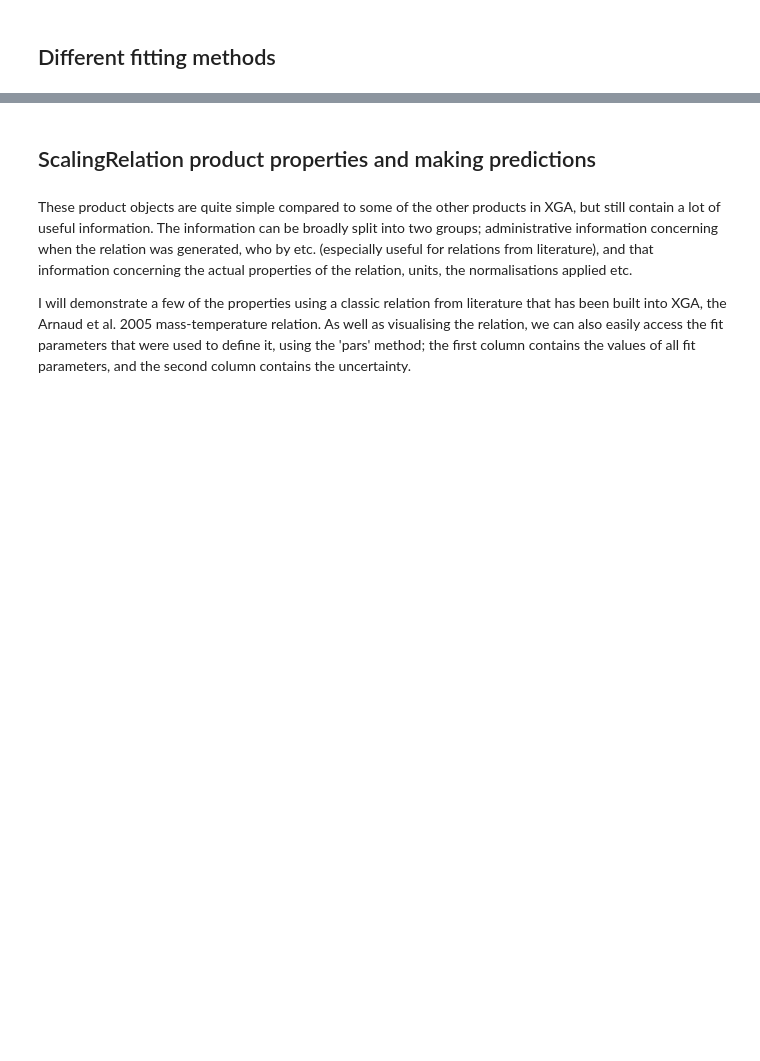
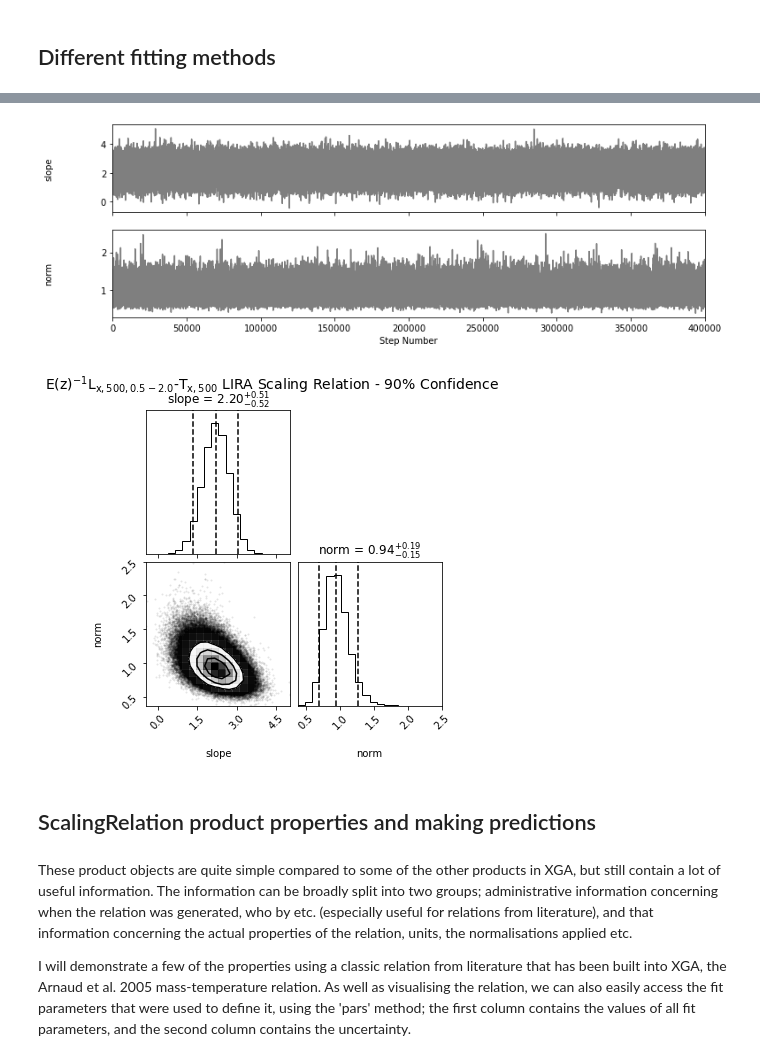
Before and after one commit to DavidT3/XGA, a Jupyter notebook: docs/source/notebooks/tutorials/scaling_relations.ipynb, the cells around one changed output, grey strips where cells are left out. Drawn from its saved outputs; the diff is of its cells as text; code cells hidden in the pictures; blank space fills up the shorter version.

```diff
--- a/docs/source/notebooks/tutorials/scaling_relations.ipynb
+++ b/docs/source/notebooks/tutorials/scaling_relations.ipynb
@@ -78,3 +96,12 @@ The other methods available are scipy's simple non-linear least squares implemen
+# %%
+# Here we visualise the parameter chains
+lx_tx_relation_lira.view_chains()
+
+# And this shows us a useful corner plot of the parameter space
+lx_tx_relation_lira.view_corner()
+# %% [output]
+[figure, added]
+[figure, added]
 # %% [markdown]
 ## ScalingRelation product properties and making predictions
 # %% [markdown]
```
Also changed, not shown: parts of 19 cells of this notebook.
